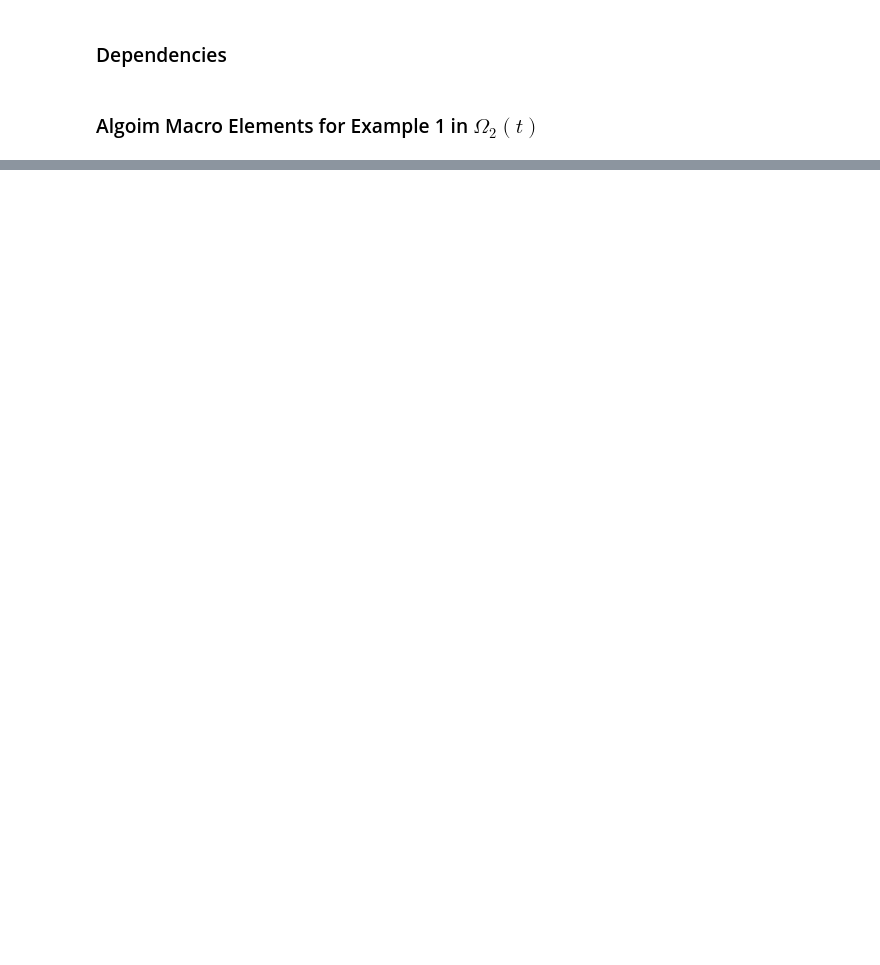
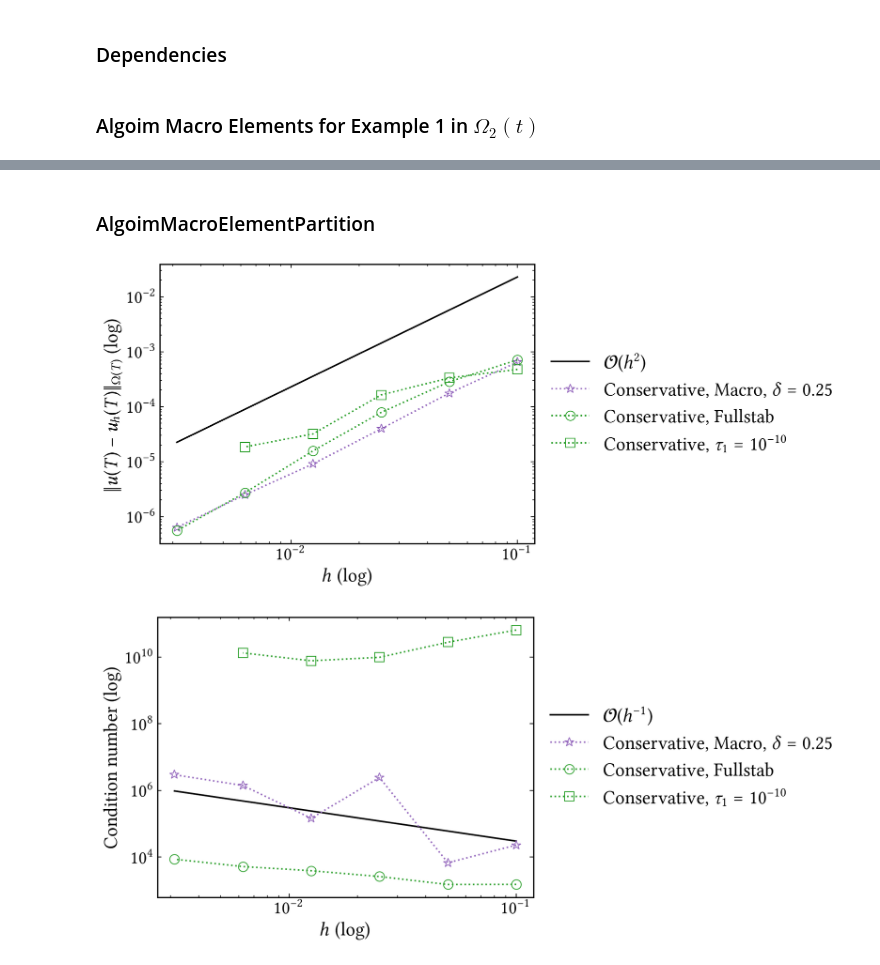
Before and after one commit to CutFEM/CutFEM-Library, a Jupyter notebook: notebook/convection_diffusion/macro_algoim.ipynb, the cells around one changed output, grey strips where cells are left out. Saved outputs shown, nothing was run; the diff lists cells and outputs as text; code cells hidden in the pictures; blank space fills up the shorter version.

```diff
--- a/notebook/convection_diffusion/macro_algoim.ipynb
+++ b/notebook/convection_diffusion/macro_algoim.ipynb
@@ -117,0 +259,57 @@ c = [0.1, 1, 100, 10000, 10000000]
+# %% [markdown]
+### AlgoimMacroElementPartition
+# %%
+error_conservative_macro_delta25 = [0.0006489591498537173, 0.0001763952293398959, 3.958314564405918e-05, 9.086541434192159e-06, 2.491095440683779e-06, 6.3185500727115e-07]
+cond_conservative_macro_delta25 = [2.283963e+04,6.708618e+03,2.426874e+06,1.456376e+05,1.400298e+06,2.950925e+06]
+
+
+error_conservative_fullstab = [0.0007123315579090115, 0.0002847726538512608, 7.869672315869045e-05, 1.573397156537949e-05, 2.718622393560964e-06, 5.528222758824228e-07]
+cond_conservative_fullstab = [1.504660e+03,1.496376e+03,2.590093e+03,3.867161e+03,5.177409e+03,8.583036e+03]
+
+error_conservative_nostab =  [0.0004783494562826891, 0.0003340059441213348, 0.0001638776632282611, 3.201780976494205e-05, 1.846952841125305e-05]
+cond_conservative_nostab = [6.511181e+10,2.805460e+10,9.879292e+09,7.782458e+09,1.339445e+10]
+
+
+h = [0.1, 0.05, 0.025, 0.0125, 0.00625, 0.003125]
+
+fig2, ax2 = plt.subplots()
+
+ax2.loglog(h, 2.3e-0*np.power(h, 2), label=r"$\mathcal{O}(h^{2})$", linestyle="-", color="black")
+
+# tau_1 = 0.1!!!!
+ax2.loglog(h, error_conservative_macro_delta25,  marker='*', markersize=9,linestyle=":", markeredgewidth=0.8, markerfacecolor="None", color="C4", label=r"Conservative, Macro, $\delta = 0.25$")
+# ax2.loglog(h[:-1], error_conservative_macro_delta35,  marker='*', markersize=9,linestyle=":", markeredgewidth=0.8, markerfacecolor="None", color="C2", label=r"Conservative, Macro, $\delta = 0.35$")
+# ax2.loglog(h, error_conservative_macro_delta45,  marker='*', markersize=9,linestyle=":", markeredgewidth=0.8, markerfacecolor="None", color="C0", label=r"Conservative, Macro, $\delta = 0.45$")
+# ax2.loglog(h[:-1], error_conservative_macro_delta55,  marker='*', markersize=9,linestyle=":", markeredgewidth=0.8, markerfacecolor="None", color="C3", label=r"Conservative, Macro, $\delta = 0.55$")
+
+ax2.loglog(h, error_conservative_fullstab,  marker='o', markersize=9,linestyle=":", markeredgewidth=0.8, markerfacecolor="None", color="C2", label=r"Conservative, Fullstab")
+ax2.loglog(h[:-1], error_conservative_nostab,  marker='s', markersize=9,linestyle=":", markeredgewidth=0.8, markerfacecolor="None", color="C2", label=r"Conservative, $\tau_1 = 10^{-10}$")
+
+ax2.legend(prop={'size': 18},loc='center left', bbox_to_anchor=(1.0, 0.5), ncol=1, frameon=False)
+
+ax2.set_xlabel(r"$h$ (log)", fontsize=18)
+ax2.tick_params(axis='both', which='major', labelsize=17)
+ax2.set_ylabel(r"$\|u(T)-u_h(T)\|_{\Omega(T)}$ (log)", fontsize=18)
+
+plt.show()
+
+
+fig3, ax3 = plt.subplots()
+
+ax3.loglog(h, 3e3*np.power(h, -1), label=r"$\mathcal{O}(h^{-1})$", linestyle="-", color="black")
+ax3.loglog(h, cond_conservative_macro_delta25,  marker='*', markersize=9,linestyle=":", markeredgewidth=0.8, markerfacecolor="None", color="C4", label=r"Conservative, Macro, $\delta = 0.25$")
+# ax3.loglog(h[:-1], cond_conservative_macro_delta35,  marker='*', markersize=9,linestyle=":", markeredgewidth=0.8, markerfacecolor="None", color="C2", label=r"Conservative, Macro, $\delta = 0.35$")
+# ax3.loglog(h, cond_conservative_macro_delta45,  marker='*', markersize=9,linestyle=":", markeredgewidth=0.8, markerfacecolor="None", color="C0", label=r"Conservative, Macro, $\delta = 0.45$")
+# ax3.loglog(h[:-1], cond_conservative_macro_delta55,  marker='*', markersize=9,linestyle=":", markeredgewidth=0.8, markerfacecolor="None", color="C3", label=r"Conservative, Macro, $\delta = 0.55$")
+ax3.loglog(h, cond_conservative_fullstab,  marker='o', markersize=9,linestyle=":", markeredgewidth=0.8, markerfacecolor="None", color="C2", label=r"Conservative, Fullstab")
+
+ax3.loglog(h[:-1], cond_conservative_nostab,  marker='s', markersize=9,linestyle=":", markeredgewidth=0.8, markerfacecolor="None", color="C2", label=r"Conservative, $\tau_1=10^{-10}$")
+ax3.legend(prop={'size': 18},loc='center left', bbox_to_anchor=(1.0, 0.5), ncol=1, frameon=False)
+ax3.set_xlabel(r"$h$ (log)", fontsize=18)
+ax3.tick_params(axis='both', which='major', labelsize=17)
+ax3.set_ylabel(r"Condition number (log)", fontsize=18)
+
+plt.show()
+# %% [output]
+[figure, added]
+[figure, added]
```
Also changed, not shown: parts of 3 cells of this notebook, 4 other files.
